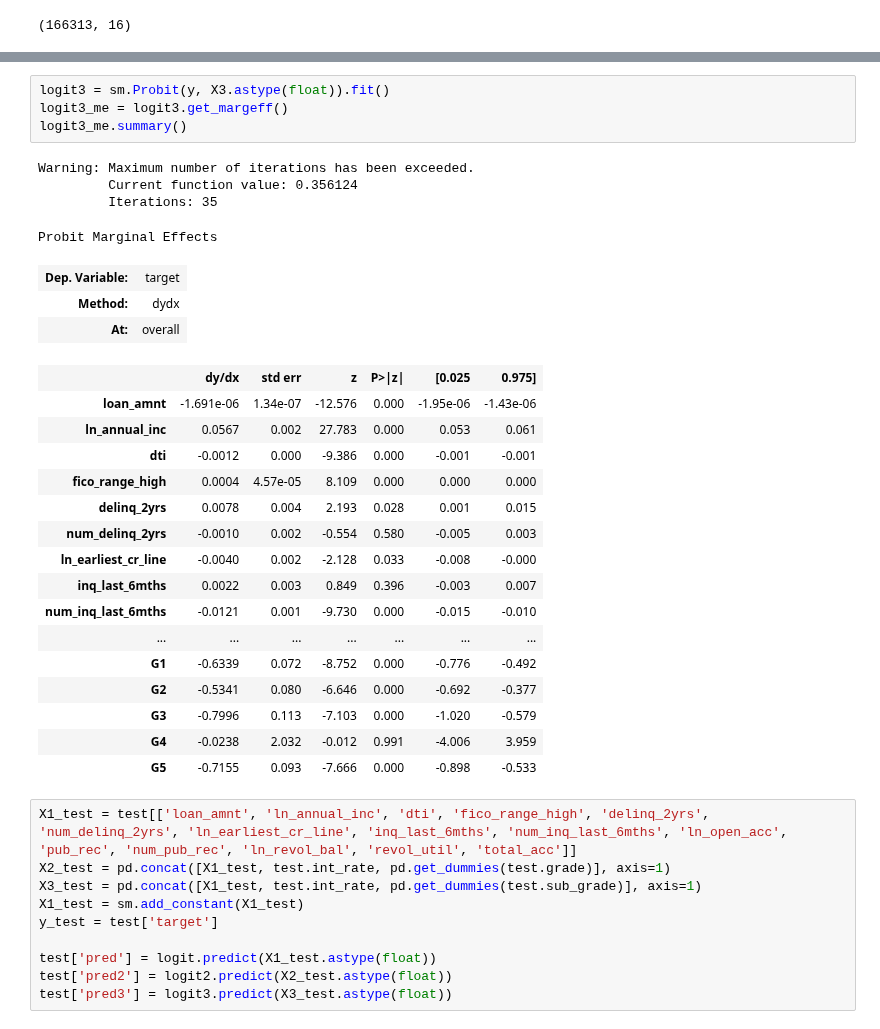
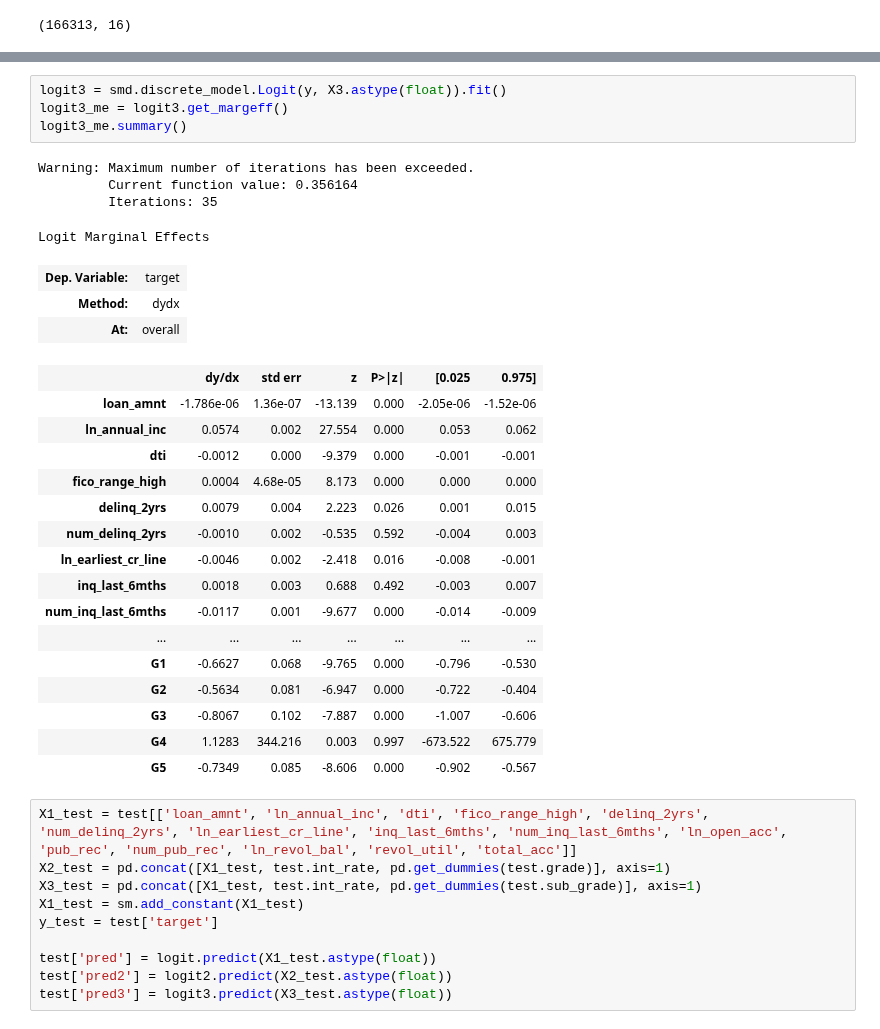
Before and after one commit to timcopelandoh/thinkful, a Jupyter notebook: Capstones and Projects/Capstone 3 - Modeling - Logistic Regression.ipynb, the cells around one changed output, grey strips where cells are left out. Saved outputs shown, nothing was run; the diff lists cells and outputs as text.

```diff
--- a/Capstones and Projects/Capstone 3 - Modeling - Logistic Regression.ipynb
+++ b/Capstones and Projects/Capstone 3 - Modeling - Logistic Regression.ipynb
@@ -171,31 +173,31 @@ Probit Marginal Effects
 # %%
-logit3 = sm.Probit(y, X3.astype(float)).fit()
+logit3 = smd.discrete_model.Logit(y, X3.astype(float)).fit()
 logit3_me = logit3.get_margeff()
 logit3_me.summary()
 # %% [output]
 Warning: Maximum number of iterations has been exceeded.
-         Current function value: 0.356124
+         Current function value: 0.356164
          Iterations: 35
-Probit Marginal Effects
+Logit Marginal Effects
 | Dep. Variable: | target |
 | Method: | dydx |
 | At: | overall |
 |  | dy/dx | std err | z | P>|z| | [0.025 | 0.975] |
-| loan_amnt | -1.691e-06 | 1.34e-07 | -12.576 | 0.000 | -1.95e-06 | -1.43e-06 |
-| ln_annual_inc | 0.0567 | 0.002 | 27.783 | 0.000 | 0.053 | 0.061 |
-| dti | -0.0012 | 0.000 | -9.386 | 0.000 | -0.001 | -0.001 |
-| fico_range_high | 0.0004 | 4.57e-05 | 8.109 | 0.000 | 0.000 | 0.000 |
-| delinq_2yrs | 0.0078 | 0.004 | 2.193 | 0.028 | 0.001 | 0.015 |
-| num_delinq_2yrs | -0.0010 | 0.002 | -0.554 | 0.580 | -0.005 | 0.003 |
-| ln_earliest_cr_line | -0.0040 | 0.002 | -2.128 | 0.033 | -0.008 | -0.000 |
-| inq_last_6mths | 0.0022 | 0.003 | 0.849 | 0.396 | -0.003 | 0.007 |
-| num_inq_last_6mths | -0.0121 | 0.001 | -9.730 | 0.000 | -0.015 | -0.010 |
+| loan_amnt | -1.786e-06 | 1.36e-07 | -13.139 | 0.000 | -2.05e-06 | -1.52e-06 |
+| ln_annual_inc | 0.0574 | 0.002 | 27.554 | 0.000 | 0.053 | 0.062 |
+| dti | -0.0012 | 0.000 | -9.379 | 0.000 | -0.001 | -0.001 |
+| fico_range_high | 0.0004 | 4.68e-05 | 8.173 | 0.000 | 0.000 | 0.000 |
+| delinq_2yrs | 0.0079 | 0.004 | 2.223 | 0.026 | 0.001 | 0.015 |
+| num_delinq_2yrs | -0.0010 | 0.002 | -0.535 | 0.592 | -0.004 | 0.003 |
+| ln_earliest_cr_line | -0.0046 | 0.002 | -2.418 | 0.016 | -0.008 | -0.001 |
+| inq_last_6mths | 0.0018 | 0.003 | 0.688 | 0.492 | -0.003 | 0.007 |
+| num_inq_last_6mths | -0.0117 | 0.001 | -9.677 | 0.000 | -0.014 | -0.009 |
 | ... | ... | ... | ... | ... | ... | ... |
-| G1 | -0.6339 | 0.072 | -8.752 | 0.000 | -0.776 | -0.492 |
-| G2 | -0.5341 | 0.080 | -6.646 | 0.000 | -0.692 | -0.377 |
-| G3 | -0.7996 | 0.113 | -7.103 | 0.000 | -1.020 | -0.579 |
-| G4 | -0.0238 | 2.032 | -0.012 | 0.991 | -4.006 | 3.959 |
-| G5 | -0.7155 | 0.093 | -7.666 | 0.000 | -0.898 | -0.533 |
+| G1 | -0.6627 | 0.068 | -9.765 | 0.000 | -0.796 | -0.530 |
+| G2 | -0.5634 | 0.081 | -6.947 | 0.000 | -0.722 | -0.404 |
+| G3 | -0.8067 | 0.102 | -7.887 | 0.000 | -1.007 | -0.606 |
+| G4 | 1.1283 | 344.216 | 0.003 | 0.997 | -673.522 | 675.779 |
+| G5 | -0.7349 | 0.085 | -8.606 | 0.000 | -0.902 | -0.567 |
 # %%
 X1_test = test[['loan_amnt', 'ln_annual_inc', 'dti', 'fico_range_high', 'delinq_2yrs', 'num_delinq_2yrs', 'ln_earliest_cr_line', 'inq_last_6mths', 'num_inq_last_6mths', 'ln_open_acc', 'pub_rec', 'num_pub_rec', 'ln_revol_bal', 'revol_util', 'total_acc']]
 X2_test = pd.concat([X1_test, test.int_rate, pd.get_dummies(test.grade)], axis=1)
```
Also changed, not shown: parts of 25 cells of this notebook, 4 other files.
